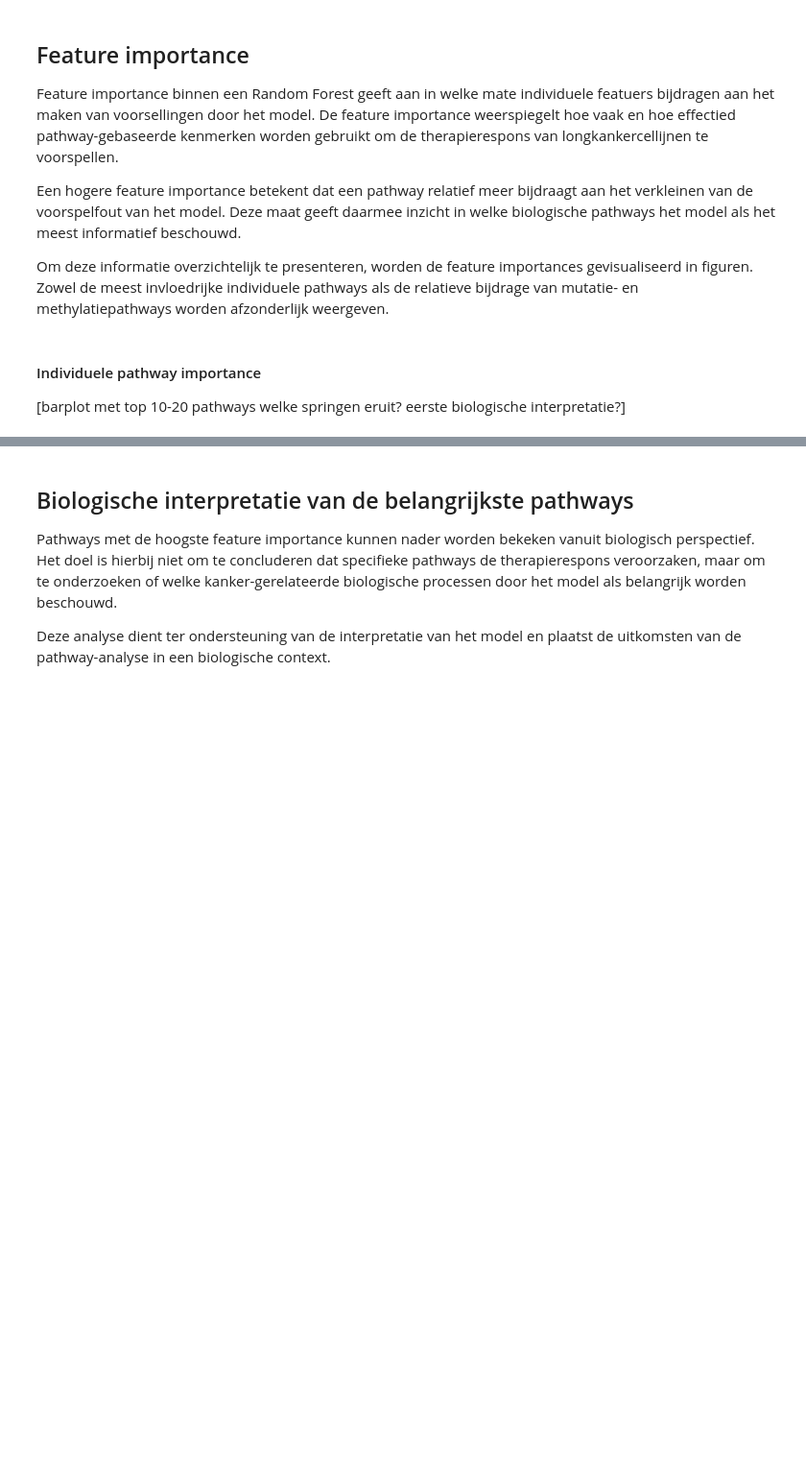
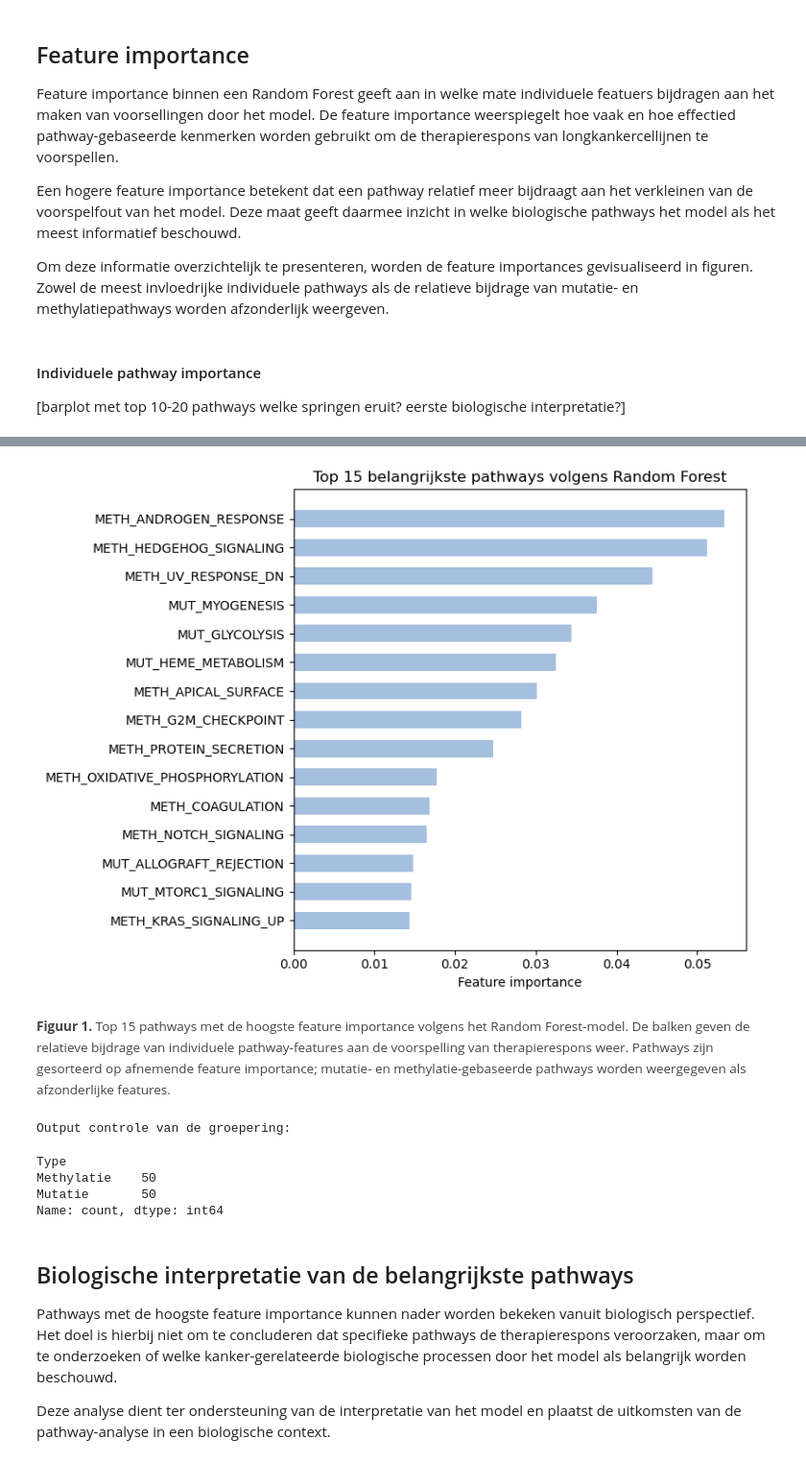
Before and after one commit to ProjecticumDlerpDs/ml_oncoresponse, a Jupyter notebook: notebooks/dv2_model_interpretatie.ipynb, the cells around one changed output, grey strips where cells are left out. Shown at 96% size. Cells and saved outputs as stored; diff of their text form; code cells hidden in the pictures; blank space fills up the shorter version.

Commit message:
add figure 1+2 about feature importance

```diff
--- a/notebooks/dv2_model_interpretatie.ipynb
+++ b/notebooks/dv2_model_interpretatie.ipynb
@@ -122,6 +135,66 @@ eerste biologische interpretatie?]
 [zelfe maar groepen op type. verdeling en relatieve bijdrage]
 
 Om de feature importance verder samen te vatten, worden de pathway-features gegroepeerd op basis van hun herkomst: mutatie of DNA-methylatie. Door de verdeling van de feature importances binnen beide groepen te vergelijken, wordt inzicht verkregen in de relatieve bijdrage van genetische en epigenetische informatie aan het model.
+# %%
+import pandas as pd
+import numpy as np
+import matplotlib.pyplot as plt
+
+# haal de feature importance uit getrainde model
+importances = rf_model1.feature_importances_
+
+# maak dataframe aan met pathway-namen
+feature_importance_df = pd.DataFrame({
+    "Pathway": X_aligned.columns,
+    "Importance": importances})
+
+# sorteer van hoog naar laag
+feature_importance_df = feature_importance_df.sort_values(by = "Importance", ascending = False)
+
+# toon top 15 belangrijkste pathways
+top_n = 15
+top_features = feature_importance_df.head(top_n)
+
+
+
+# visualisatie
+plt.figure(figsize=(8, 6))
+plt.barh(
+    top_features["Pathway"],
+    top_features["Importance"],
+    height=0.6, # dikte van balken
+    alpha=0.8, # intensiteit balken
+    color="#8FAFD6"
+)
+plt.gca().invert_yaxis()
+plt.xlabel("Feature importance")
+plt.title(f"Top {top_n} belangrijkste pathways volgens Random Forest")
+plt.tight_layout()
+plt.show()
+# %% [output]
+[figure, added]
+# %% [markdown]
+<p style="font-size: 90%; color: #444;">
+<strong>Figuur 1.</strong> Top 15 pathways met de hoogste feature importance volgens het Random Forest-model.
+De balken geven de relatieve bijdrage van individuele pathway-features aan de voorspelling van therapierespons weer.
+Pathways zijn gesorteerd op afnemende feature importance; mutatie- en methylatie-gebaseerde pathways worden
+weergegeven als afzonderlijke features.
+</p>
+# %%
+# maak kopie
+fi_grouped = feature_importance_df.copy()
+
+fi_grouped["Type"] = fi_grouped["Pathway"].apply(lambda x: "Mutatie" if x.startswith("MUT_") else "Methylatie")
+
+# controle
+print("Output controle van de groepering:")
+fi_grouped["Type"].value_counts()
+# %% [output]
+Output controle van de groepering:
+Type
+Methylatie    50
+Mutatie       50
+Name: count, dtype: int64
 # %% [markdown]
 ## Biologische interpretatie van de belangrijkste pathways
 
```
Also changed, not shown: parts of 3 cells of this notebook.
